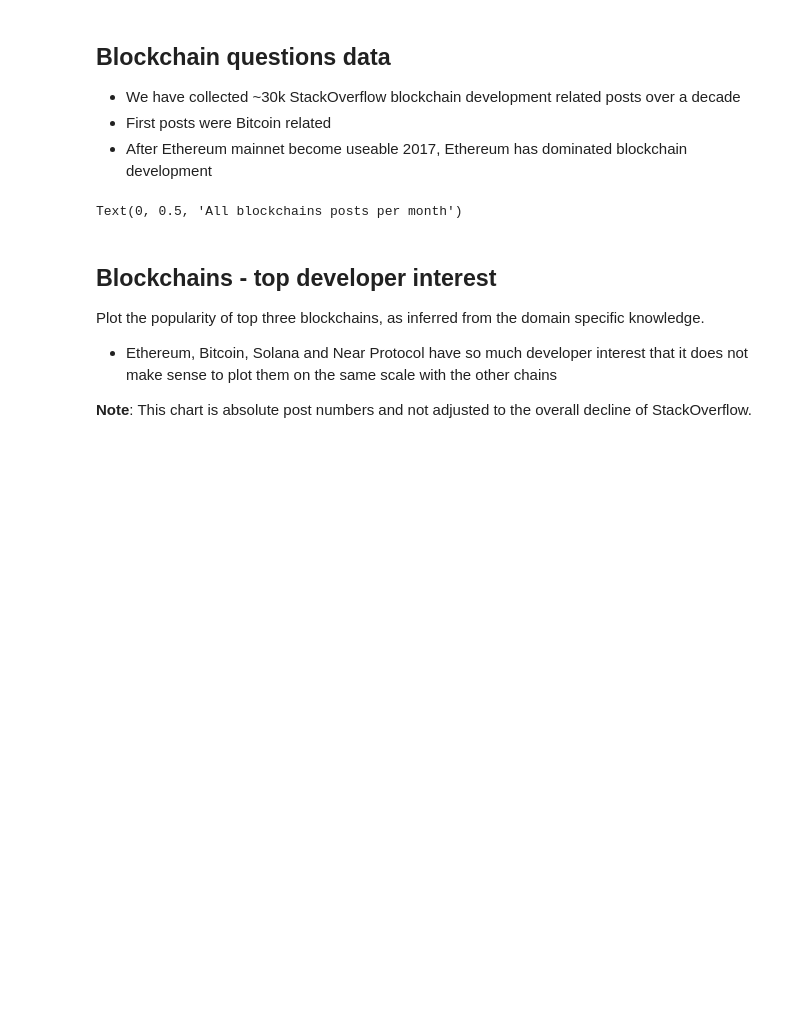
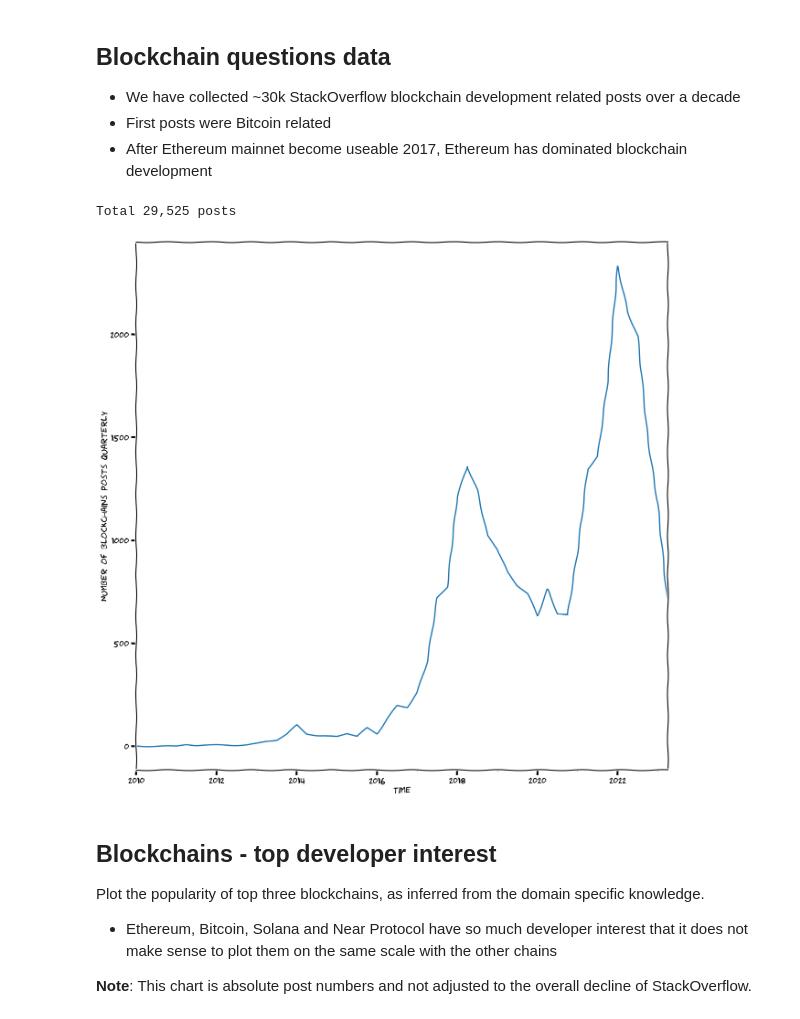
Before and after one commit to tradingstrategy-ai/blockchain-stackoverflow, a Jupyter notebook: research.ipynb, the cells around one changed output. Saved outputs shown, nothing was run; the diff lists cells and outputs as text; code cells hidden in the pictures; blank space fills up the shorter version.

```diff
--- a/research.ipynb
+++ b/research.ipynb
@@ -112,13 +118,19 @@ with pyplot.xkcd():
 # %%
 from blockchain_stackoverflow.helpers import bin_to_time
 
-all_blockchain_posts = bin_to_time(df, frequency="MS")
+all_blockchain_posts = bin_to_time(df, frequency="QS")
 
-ax = all_blockchain_posts.plot.line()
-ax.set_xlabel("Time")
-ax.set_ylabel("All blockchains posts per month")
+#with pyplot.xkcd():
+
+print(f"Total {len(df):,} posts")
+
+with pyplot.xkcd():
+    ax = all_blockchain_posts.plot.line()
+    ax.set_xlabel("Time")
+    ax.set_ylabel("Number of blockchains posts quarterly")
 # %% [output]
-Text(0, 0.5, 'All blockchains posts per month')
+Total 29,525 posts
+[figure, added]
 # %% [markdown]
 ## Blockchains - top developer interest
 
```
Also changed, not shown: parts of 29 cells of this notebook.
